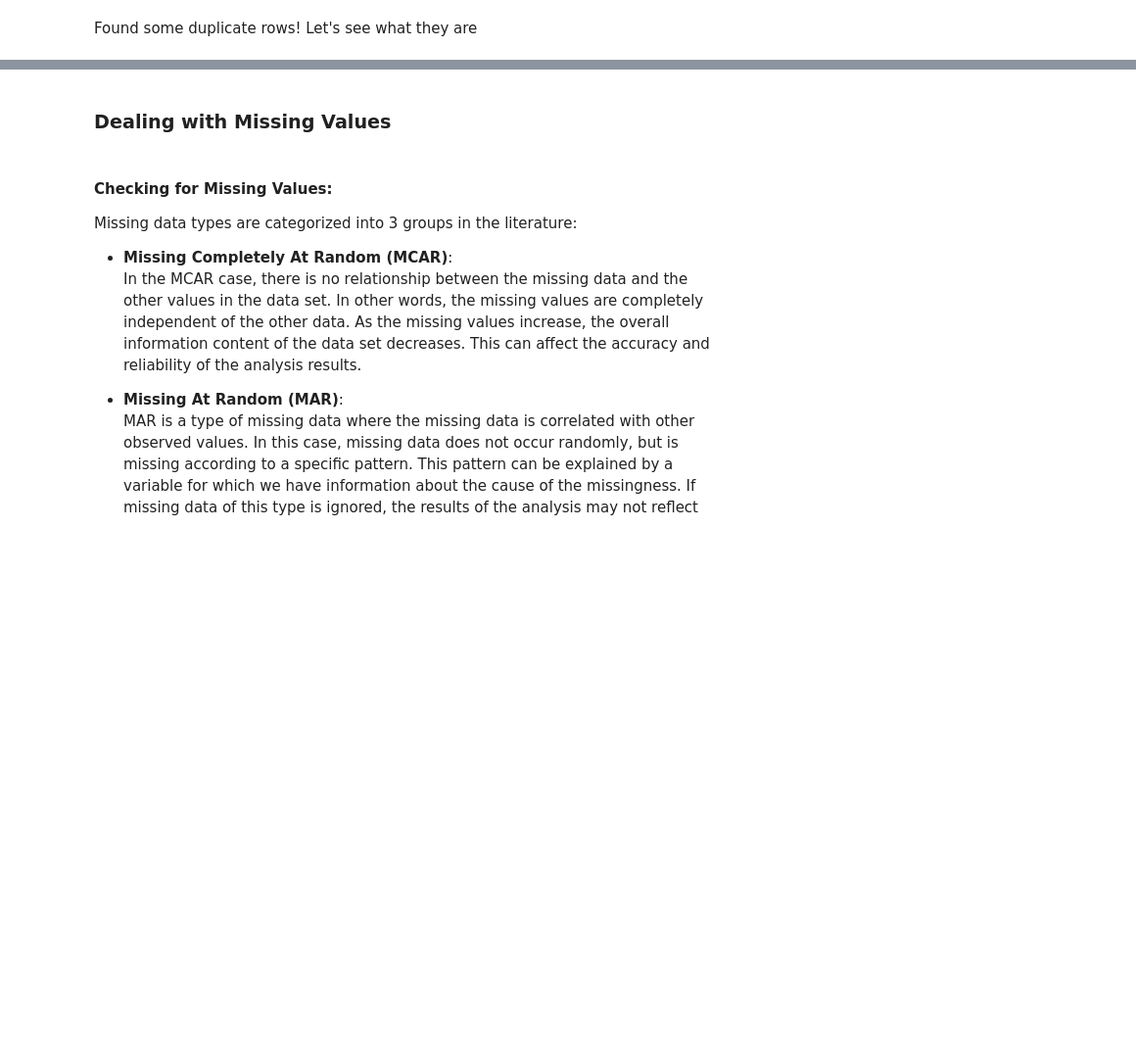
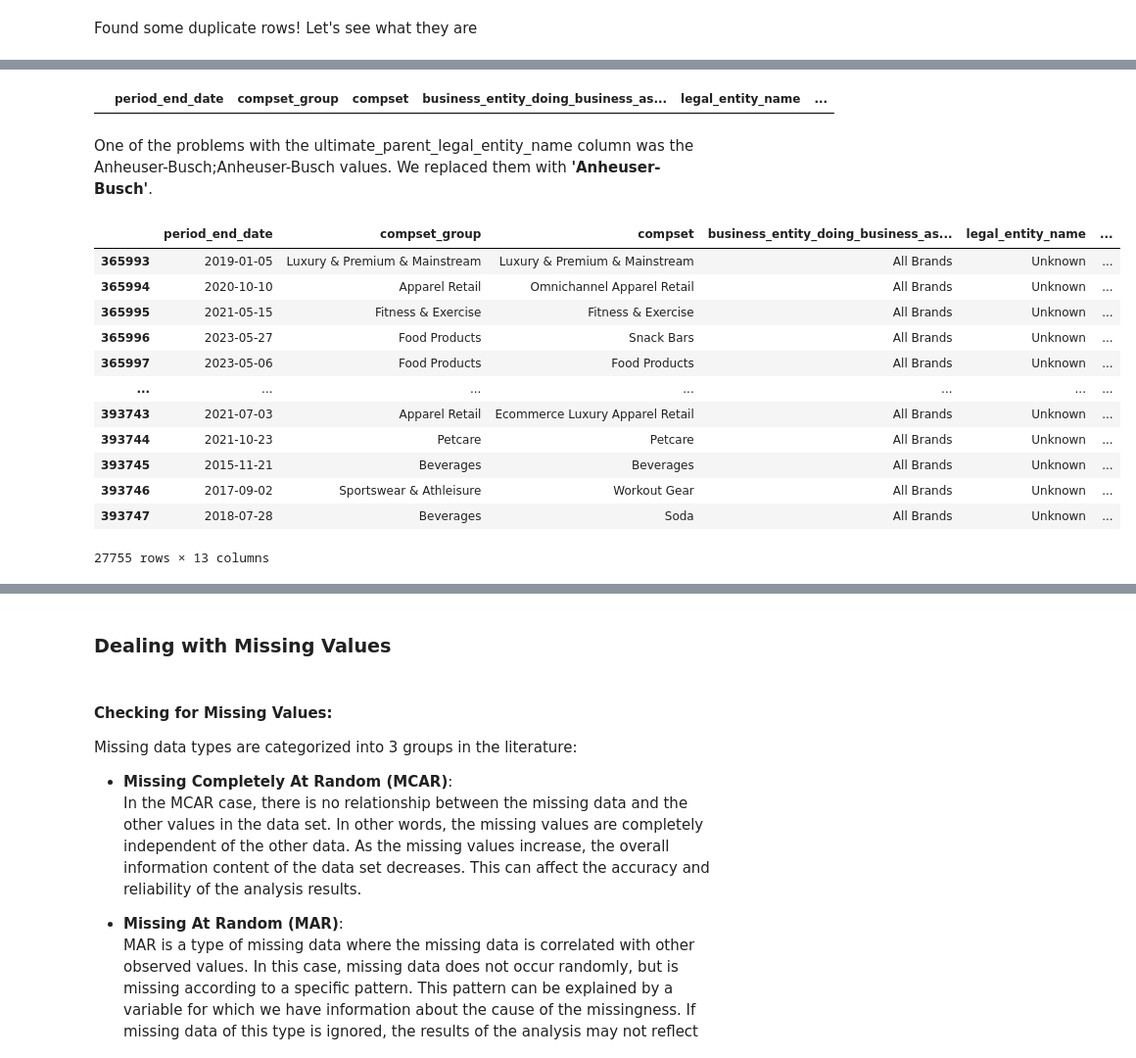
Before and after one commit to kkh327/datathon, a Jupyter notebook: data_cleaning.ipynb, the cells around one changed output, grey strips where cells are left out. Shown at 98% size. Cells and saved outputs as stored; diff of their text form; code cells hidden in the pictures; blank space fills up the shorter version.

```diff
--- a/data_cleaning.ipynb
+++ b/data_cleaning.ipynb
@@ -246,7 +475,8 @@ df[df['domicile_country_name'].isin([';France'])]
 # %%
-# # change the values of the domicile_country_name column from ';France' to 'France'
-# df['domicile_country_name'] = df['domicile_country_name'].str.replace(';France', 'France')
-# df['domicile_country_name'].unique()
+# change the values of the domicile_country_name column from ';France' to 'France'
+df['domicile_country_name'] = df['domicile_country_name'].str.replace(';France', 'France')
+df['domicile_country_name'] = df['domicile_country_name'].str.replace('Belgium;', 'Belgium')
+df['domicile_country_name'].unique()
 # %% [output]
 array(['United States of America', 'Canada', 'Australia', nan, 'Italy',
        'Brazil', 'France', 'Hong Kong', 'Switzerland',
@@ -256,0 +537,5 @@ array(['United States of America', 'Canada', 'Australia', nan, 'Italy',
+# %%
+# replace the nan and ';' values in the 'domicile_country_name' column with 'Unknown'
+df['domicile_country_name'].fillna('Unknown', inplace=True)
+df.loc[df['domicile_country_name'] == ';', 'domicile_country_name'] = 'Unknown'
+df['domicile_country_name'].unique()
@@ -256,0 +551,4 @@ array(['United States of America', 'Canada', 'Australia', nan, 'Italy',
+# %%
+# replace the 'ChinaUnknownHong Kong' values in the 'domicile_country_name' column with 'China;Hong Kong'
+df['domicile_country_name'] = df['domicile_country_name'].str.replace('ChinaUnknownHong Kong', 'China;Hong Kong')
+df['domicile_country_name'].unique()
@@ -256,0 +597,26 @@ array(['United States of America', 'Canada', 'Australia', nan, 'Italy',
+# %%
+# replace the 'Anheuser-Busch;Anheuser-Busch' values in the 'ultimate_parent_legal_entity_name' column with 'Anheuser-Busch'
+df['ultimate_parent_legal_entity_name'] = df['ultimate_parent_legal_entity_name'].str.replace('Anheuser-Busch;Anheuser-Busch', 'Anheuser-Busch')
+# show the dataframe where the 'ultimate_parent_legal_entity_name' are 'Anheuser-Busch;Anheuser-Busch'
+df[df['ultimate_parent_legal_entity_name'].isin(['Anheuser-Busch;Anheuser-Busch'])].head(5)
+# %% [output]
+|  | period_end_date | compset_group | compset | business_entity_doing_business_as... | legal_entity_name | ... |
+# %% [markdown]
+One of the problems with the ultimate_parent_legal_entity_name column was the Anheuser-Busch;Anheuser-Busch values. We replaced them with **'Anheuser-Busch'**.
+# %%
+# show the dataframe where the 'ultimate_parent_legal_entity_name' are nan
+df[df['ultimate_parent_legal_entity_name'].isnull()]
+# %% [output]
+|  | period_end_date | compset_group | compset | business_entity_doing_business_as... | legal_entity_name | ... |
+| 365993 | 2019-01-05 | Luxury & Premium & Mainstream | Luxury & Premium & Mainstream | All Brands | Unknown | ... |
+| 365994 | 2020-10-10 | Apparel Retail | Omnichannel Apparel Retail | All Brands | Unknown | ... |
+| 365995 | 2021-05-15 | Fitness & Exercise | Fitness & Exercise | All Brands | Unknown | ... |
+| 365996 | 2023-05-27 | Food Products | Snack Bars | All Brands | Unknown | ... |
+| 365997 | 2023-05-06 | Food Products | Food Products | All Brands | Unknown | ... |
+| ... | ... | ... | ... | ... | ... | ... |
+| 393743 | 2021-07-03 | Apparel Retail | Ecommerce Luxury Apparel Retail | All Brands | Unknown | ... |
+| 393744 | 2021-10-23 | Petcare | Petcare | All Brands | Unknown | ... |
+| 393745 | 2015-11-21 | Beverages | Beverages | All Brands | Unknown | ... |
+| 393746 | 2017-09-02 | Sportswear & Athleisure | Workout Gear | All Brands | Unknown | ... |
+| 393747 | 2018-07-28 | Beverages | Soda | All Brands | Unknown | ... |
+27755 rows × 13 columns
```
Also changed, not shown: parts of 58 cells of this notebook.
